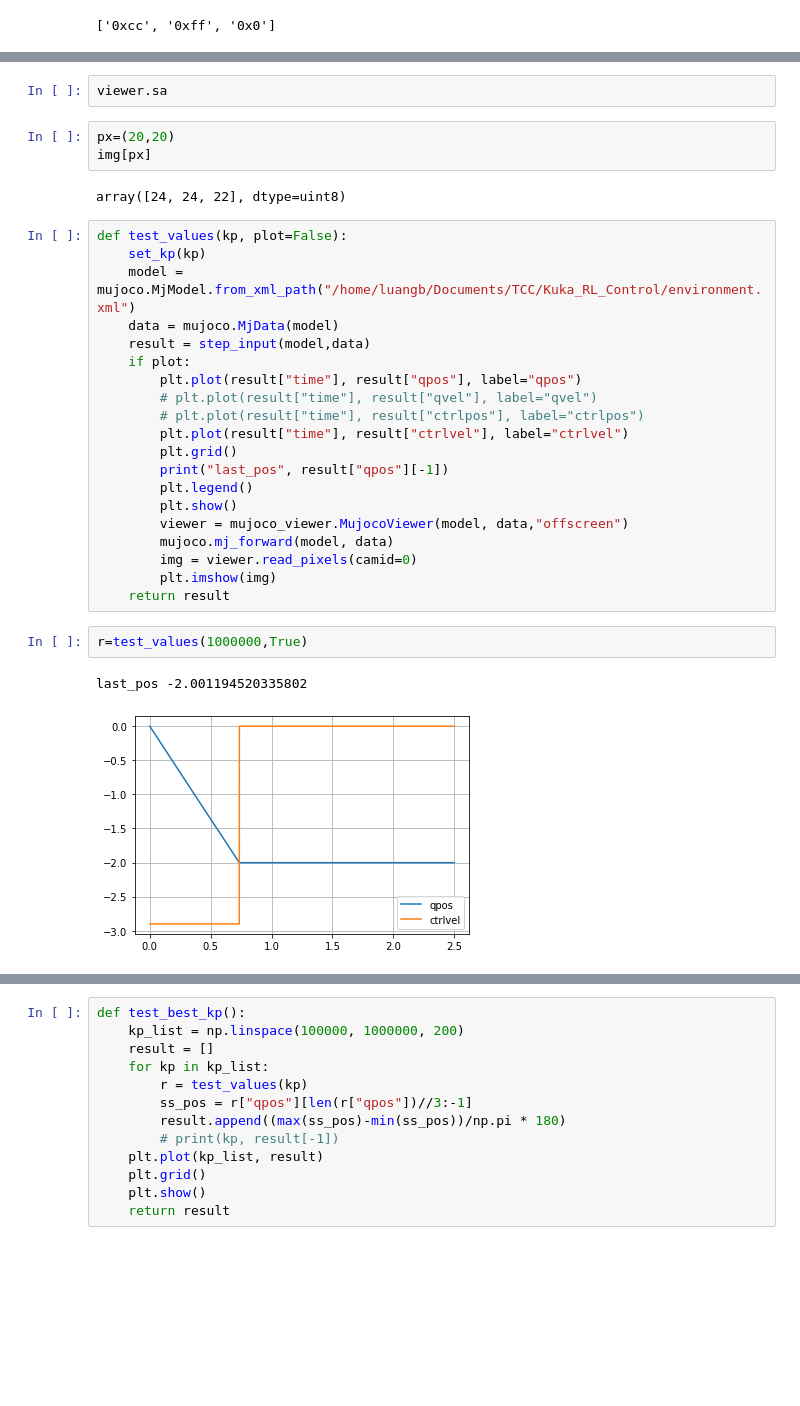
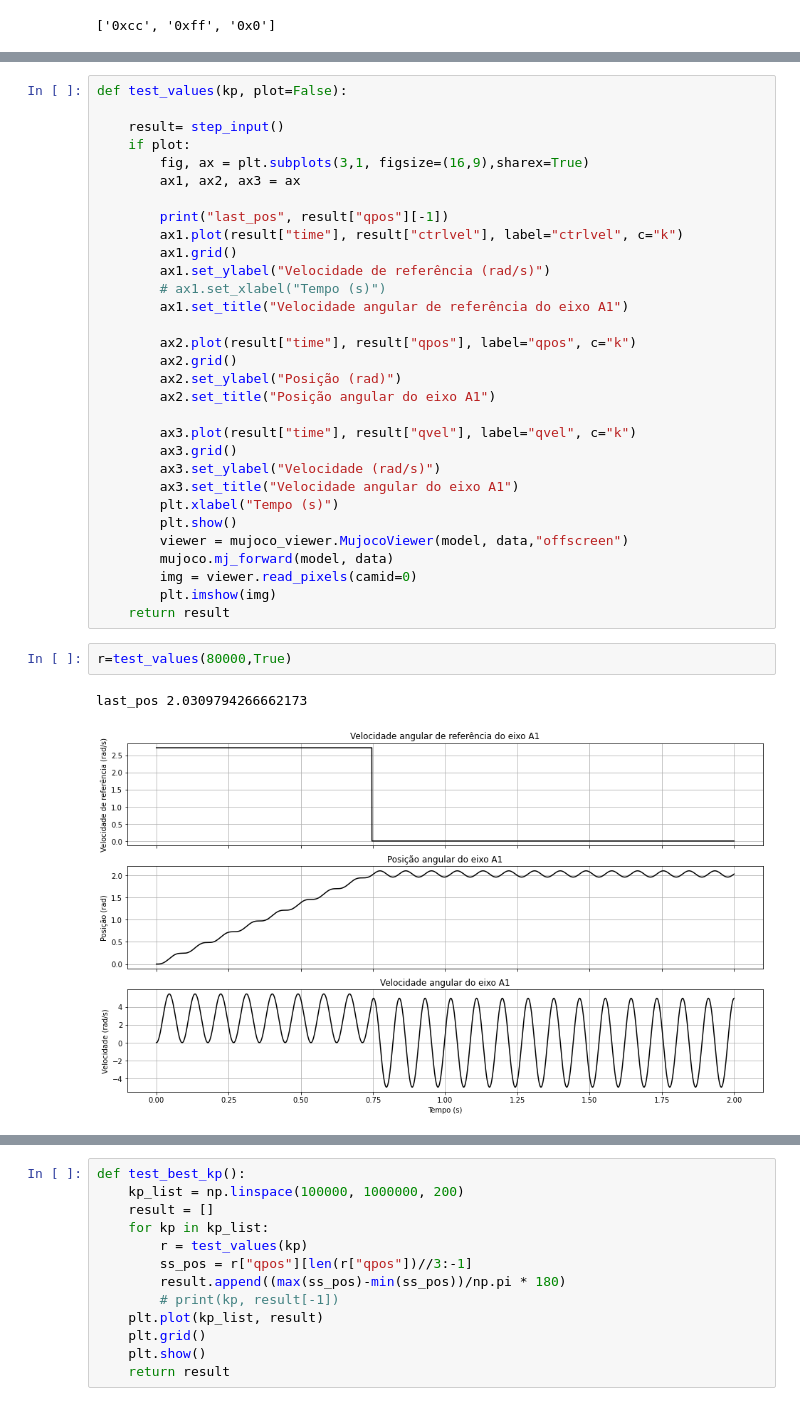
Before and after one commit to LuanGBR/Kuka_RL_Control, a Jupyter notebook: PD_tuninnig.ipynb, the cells around one changed output, grey strips where cells are left out. Cells and saved outputs as stored; diff of their text form; blank space fills up the shorter version.

Commit message:
visualization part fully functional

```diff
--- a/PD_tuninnig.ipynb
+++ b/PD_tuninnig.ipynb
@@ -265,35 +202,39 @@ def step_input(model,data):
     end = time.time()
     # print("time: ", end-start)
     return result
-# %%
-viewer.sa
-# %%
-px=(20,20)
-img[px]
-# %% [output]
-array([24, 24, 22], dtype=uint8)
-# %%
-def test_values(kp, plot=False):
-    set_kp(kp)
-    model = mujoco.MjModel.from_xml_path("/home/luangb/Documents/TCC/Kuka_RL_Control/environment.xml")
-    data = mujoco.MjData(model)
-    result = step_input(model,data)
-    if plot:
-        plt.plot(result["time"], result["qpos"], label="qpos")
-        # plt.plot(result["time"], result["qvel"], label="qvel")
-        # plt.plot(result["time"], result["ctrlpos"], label="ctrlpos")
-        plt.plot(result["time"], result["ctrlvel"], label="ctrlvel")
-        plt.grid()
-        print("last_pos", result["qpos"][-1])
-        plt.legend()
-        plt.show()
-        viewer = mujoco_viewer.MujocoViewer(model, data,"offscreen")
-        mujoco.mj_forward(model, data)
-        img = viewer.read_pixels(camid=0)
-        plt.imshow(img)
-    return result
+# %%
+def test_values(kp, plot=False):
+
+    result= step_input()
+    if plot:
+        fig, ax = plt.subplots(3,1, figsize=(16,9),sharex=True)
+        ax1, ax2, ax3 = ax
+
+        print("last_pos", result["qpos"][-1])
+        ax1.plot(result["time"], result["ctrlvel"], label="ctrlvel", c="k")
+        ax1.grid()
+        ax1.set_ylabel("Velocidade de referência (rad/s)")
+        # ax1.set_xlabel("Tempo (s)")
+        ax1.set_title("Velocidade angular de referência do eixo A1")
+
+        ax2.plot(result["time"], result["qpos"], label="qpos", c="k")
+        ax2.grid()
+        ax2.set_ylabel("Posição (rad)")
+        ax2.set_title("Posição angular do eixo A1")
+
+        ax3.plot(result["time"], result["qvel"], label="qvel", c="k")
+        ax3.grid()
+        ax3.set_ylabel("Velocidade (rad/s)")
+        ax3.set_title("Velocidade angular do eixo A1")
+        plt.xlabel("Tempo (s)")
+        plt.show()
+        viewer = mujoco_viewer.MujocoViewer(model, data,"offscreen")
+        mujoco.mj_forward(model, data)
+        img = viewer.read_pixels(camid=0)
+        plt.imshow(img)
+    return result
 # %%
-r=test_values(1000000,True)
+r=test_values(80000,True)
 # %% [output]
-last_pos -2.001194520335802
+last_pos 2.0309794266662173
-[figure, old version]
+[figure, new version]
```
Also changed, not shown: parts of 15 cells of this notebook, 5 other files.
